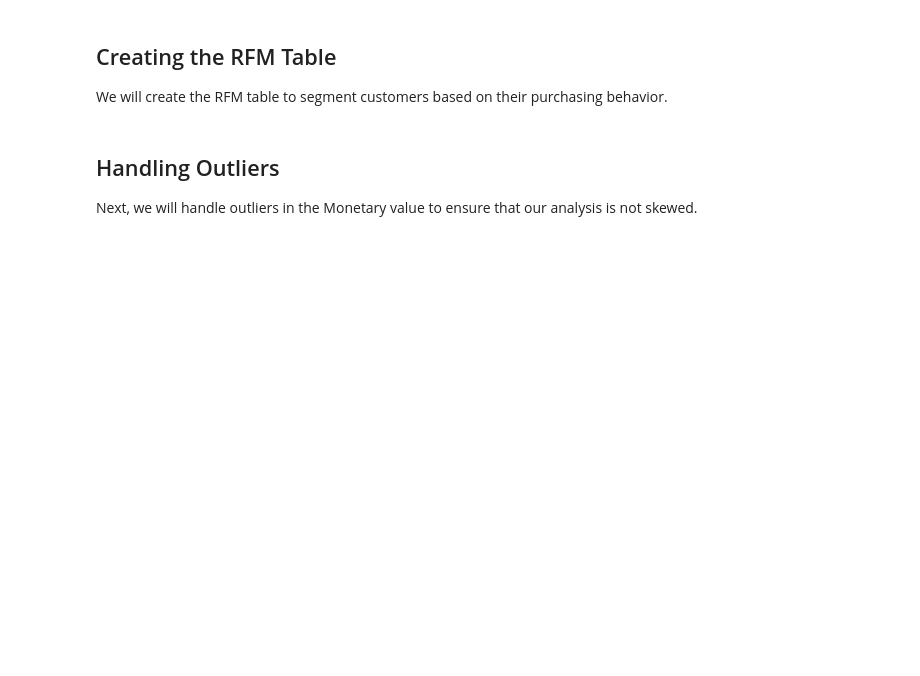
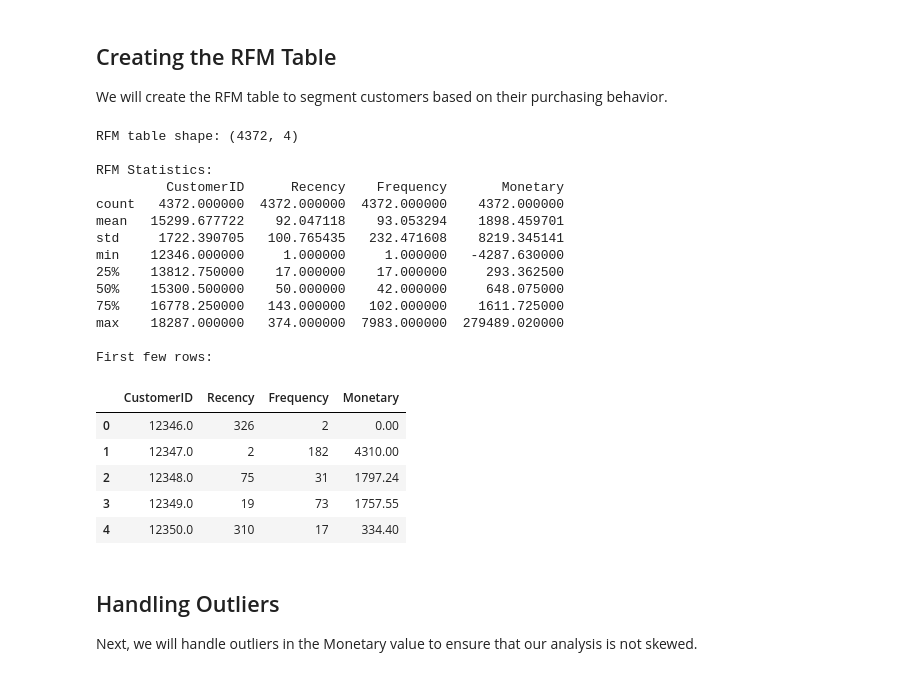
Before and after one commit to faheemdehalvi/customer-segmentation-project, a Jupyter notebook: notebooks/03-feature-engineering.ipynb, the cells around one changed output. Drawn from its saved outputs; the diff is of its cells as text; code cells hidden in the pictures; blank space fills up the shorter version.

```diff
--- a/notebooks/03-feature-engineering.ipynb
+++ b/notebooks/03-feature-engineering.ipynb
@@ -69,3 +38,47 @@ rfm.head()
+# %%
+# Create RFM table
+# Set snapshot date as one day after the most recent transaction
+snapshot_date = data['InvoiceDate'].max() + pd.Timedelta(days=1)
+
+rfm = data.groupby('CustomerID').agg({
+    'InvoiceDate': lambda x: (snapshot_date - x.max()).days,  # Recency
+    'InvoiceNo': 'count',  # Frequency
+    'TotalSpent': 'sum'  # Monetary
+}).rename(columns={
+    'InvoiceDate': 'Recency',
+    'InvoiceNo': 'Frequency',
+    'TotalSpent': 'Monetary'
+})
+
+# Reset index to make CustomerID a column
+rfm = rfm.reset_index()
+
+print(f"RFM table shape: {rfm.shape}")
+print(f"\nRFM Statistics:")
+print(rfm.describe())
+print(f"\nFirst few rows:")
+rfm.head()
+# %% [output]
+RFM table shape: (4372, 4)
+
+RFM Statistics:
+         CustomerID      Recency    Frequency       Monetary
+count   4372.000000  4372.000000  4372.000000    4372.000000
+mean   15299.677722    92.047118    93.053294    1898.459701
+std     1722.390705   100.765435   232.471608    8219.345141
+min    12346.000000     1.000000     1.000000   -4287.630000
+25%    13812.750000    17.000000    17.000000     293.362500
+50%    15300.500000    50.000000    42.000000     648.075000
+75%    16778.250000   143.000000   102.000000    1611.725000
+max    18287.000000   374.000000  7983.000000  279489.020000
+
+First few rows:
+|  | CustomerID | Recency | Frequency | Monetary |
+| 0 | 12346.0 | 326 | 2 | 0.00 |
+| 1 | 12347.0 | 2 | 182 | 4310.00 |
+| 2 | 12348.0 | 75 | 31 | 1797.24 |
+| 3 | 12349.0 | 19 | 73 | 1757.55 |
+| 4 | 12350.0 | 310 | 17 | 334.40 |
 # %% [markdown]
 ## Handling Outliers
 
```
Also changed, not shown: parts of 5 cells of this notebook, 2 other files.
